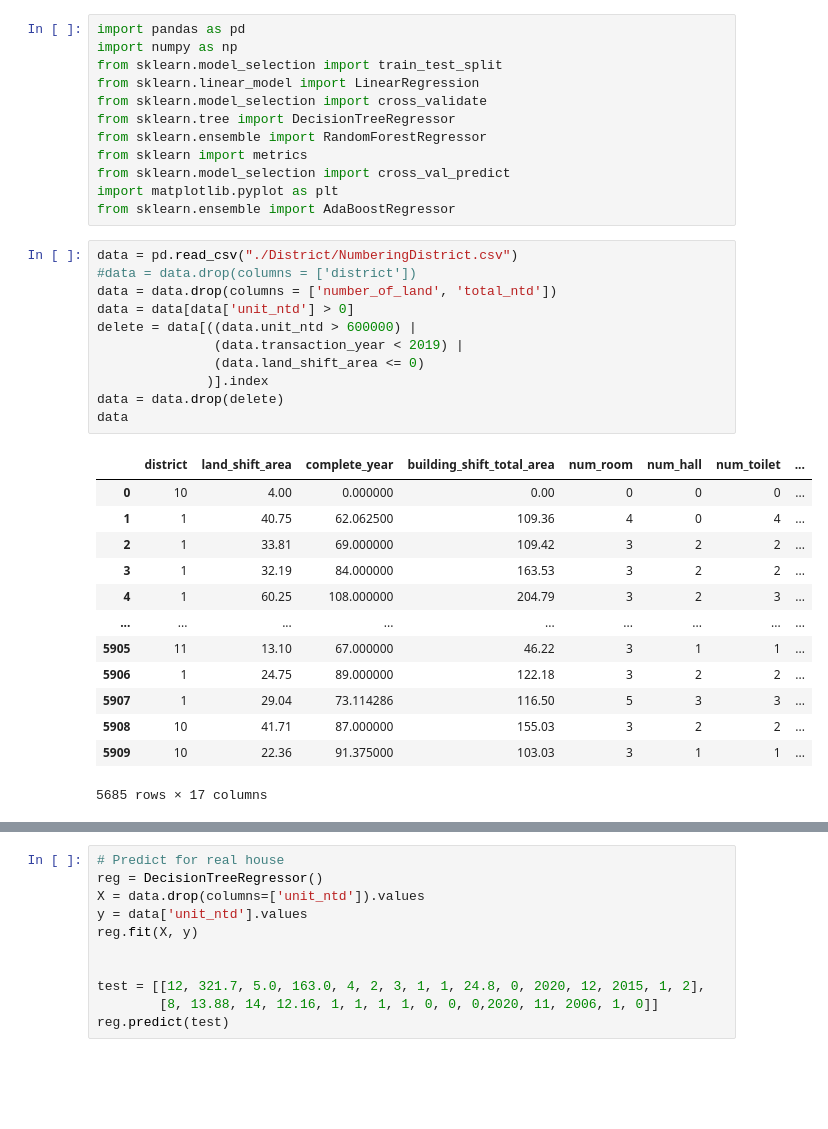
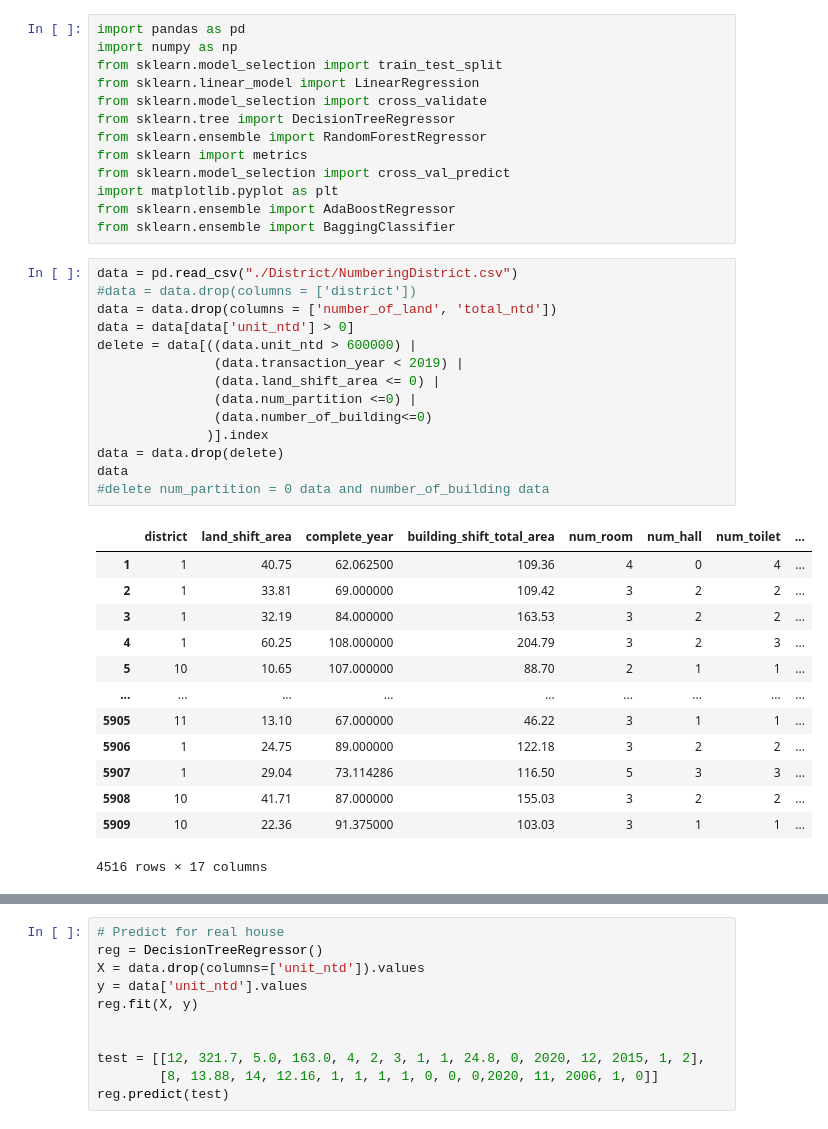
Before and after one commit to Zero871015/Taiwan_Taipei_City_Real_Estate_Transaction, a Jupyter notebook: TrainAndValidation-dataInterval.ipynb, the cells around one changed output, grey strips where cells are left out. Drawn from its saved outputs; the diff is of its cells as text; blank space fills up the shorter version.

```diff
--- a/TrainAndValidation-dataInterval.ipynb
+++ b/TrainAndValidation-dataInterval.ipynb
@@ -10,31 +10,35 @@ from sklearn import metrics
 from sklearn.model_selection import cross_val_predict
 import matplotlib.pyplot as plt
 from sklearn.ensemble import AdaBoostRegressor
+from sklearn.ensemble import BaggingClassifier
 # %%
 data = pd.read_csv("./District/NumberingDistrict.csv")
 #data = data.drop(columns = ['district'])
 data = data.drop(columns = ['number_of_land', 'total_ntd'])
 data = data[data['unit_ntd'] > 0]
 delete = data[((data.unit_ntd > 600000) |
                (data.transaction_year < 2019) |
-               (data.land_shift_area <= 0)
+               (data.land_shift_area <= 0) |
+               (data.num_partition <=0) |
+               (data.number_of_building<=0)
               )].index
 data = data.drop(delete)
 data
+#delete num_partition = 0 data and number_of_building data
 # %% [output]
 |  | district | land_shift_area | complete_year | building_shift_total_area | num_room | num_hall | num_toilet | ... |
-| 0 | 10 | 4.00 | 0.000000 | 0.00 | 0 | 0 | 0 | ... |
 | 1 | 1 | 40.75 | 62.062500 | 109.36 | 4 | 0 | 4 | ... |
 | 2 | 1 | 33.81 | 69.000000 | 109.42 | 3 | 2 | 2 | ... |
 | 3 | 1 | 32.19 | 84.000000 | 163.53 | 3 | 2 | 2 | ... |
 | 4 | 1 | 60.25 | 108.000000 | 204.79 | 3 | 2 | 3 | ... |
+| 5 | 10 | 10.65 | 107.000000 | 88.70 | 2 | 1 | 1 | ... |
 | ... | ... | ... | ... | ... | ... | ... | ... | ... |
 | 5905 | 11 | 13.10 | 67.000000 | 46.22 | 3 | 1 | 1 | ... |
 | 5906 | 1 | 24.75 | 89.000000 | 122.18 | 3 | 2 | 2 | ... |
 | 5907 | 1 | 29.04 | 73.114286 | 116.50 | 5 | 3 | 3 | ... |
 | 5908 | 10 | 41.71 | 87.000000 | 155.03 | 3 | 2 | 2 | ... |
 | 5909 | 10 | 22.36 | 91.375000 | 103.03 | 3 | 1 | 1 | ... |
-5685 rows × 17 columns
+4516 rows × 17 columns
 # %%
 INTERVAL = 1000
 data['unit_ntd'] = (data['unit_ntd'] // INTERVAL) * INTERVAL
```
Also changed, not shown: parts of 12 cells of this notebook, 1 other file.
